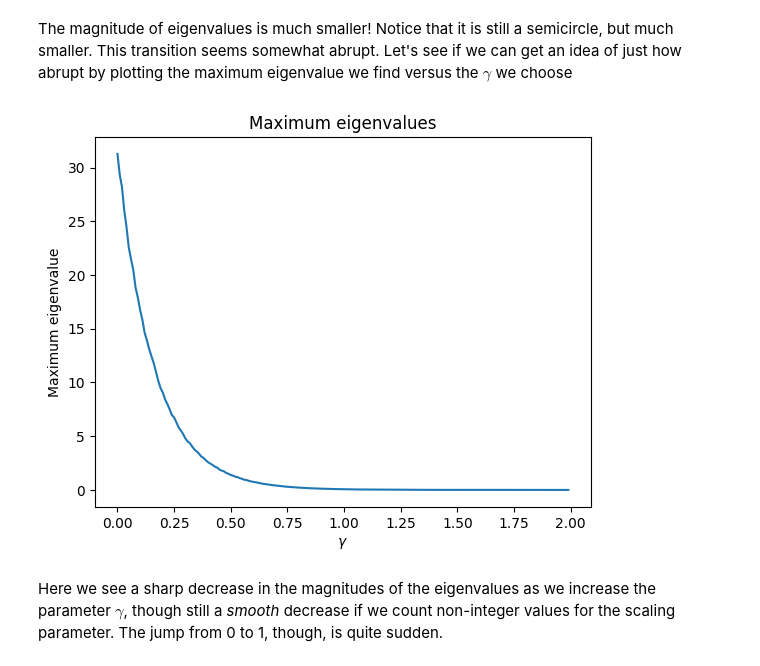
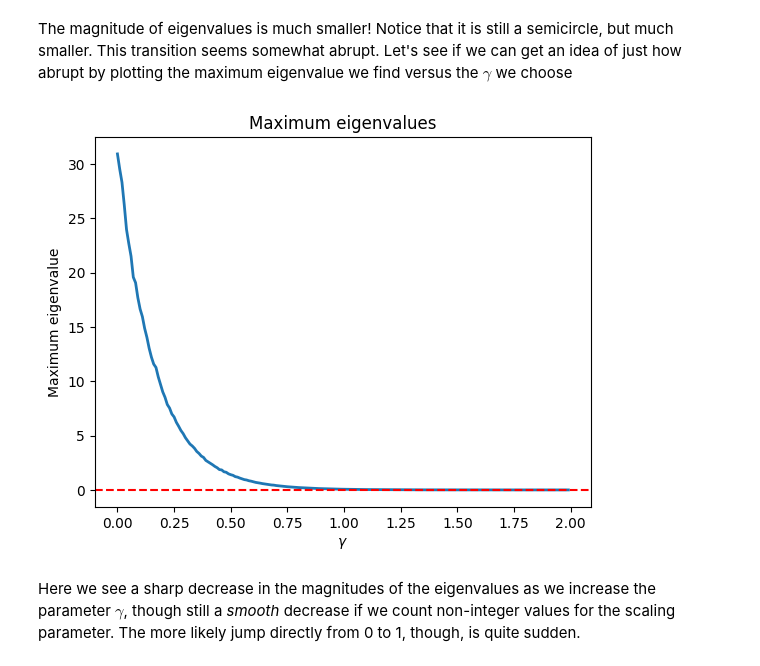
Before and after one commit to hmellow/eigenvalue_exact_asymptotics, a Jupyter notebook: main.ipynb, the cells around one changed output. Saved outputs shown, nothing was run; the diff lists cells and outputs as text; code cells hidden in the pictures.

```diff
--- a/main.ipynb
+++ b/main.ipynb
@@ -91,21 +92,23 @@ The magnitude of eigenvalues is much smaller! Notice that it is still a semicirc
 # %%
 p = 500
 gammas = np.arange(0, 2, 0.01)
 max_eigenvalues = np.empty(len(gammas))
 p_bar = tqdm(gammas, desc="Calculating eigenvalues...")
 for i, gamma in enumerate(gammas):
     M = generate_wigner_matrix(p, gamma=gamma)
     max_eigenvalues[i] = np.max(np.linalg.eigvals(M))
 
     p_bar.update(1)
     p_bar.refresh()
 
-plt.plot(gammas, max_eigenvalues)
+fig, ax = plt.subplots()
+plt.plot(gammas, max_eigenvalues, linewidth=2)
+ax.axhline(y=0, color='red', linestyle='--')
 plt.xlabel("$\gamma$")
 plt.ylabel("Maximum eigenvalue")
 plt.title("Maximum eigenvalues")
 plt.show()
 # %% [output]
-[figure, old version]
+[figure, new version]
 # %% [markdown]
-Here we see a sharp decrease in the magnitudes of the eigenvalues as we increase the parameter $\gamma$, though still a *smooth* decrease if we count non-integer values for the scaling parameter. The jump from 0 to 1, though, is quite sudden.
+Here we see a sharp decrease in the magnitudes of the eigenvalues as we increase the parameter $\gamma$, though still a *smooth* decrease if we count non-integer values for the scaling parameter. The more likely jump directly from 0 to 1, though, is quite sudden.
```
Also changed, not shown: parts of 3 cells of this notebook.
